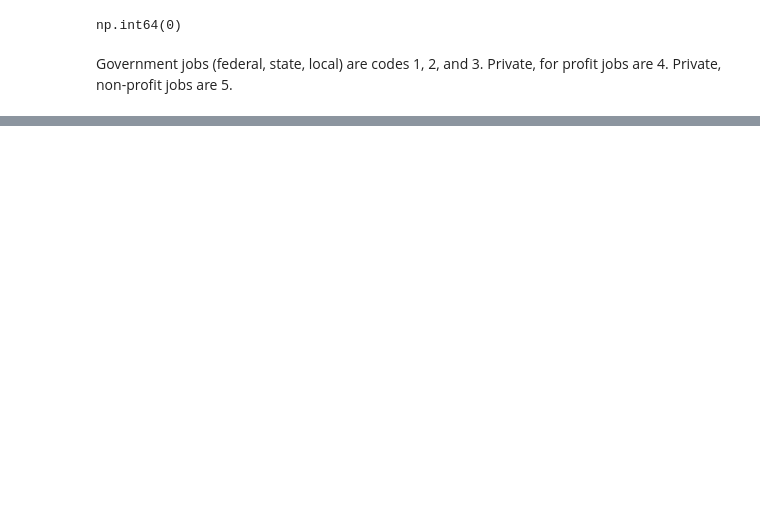
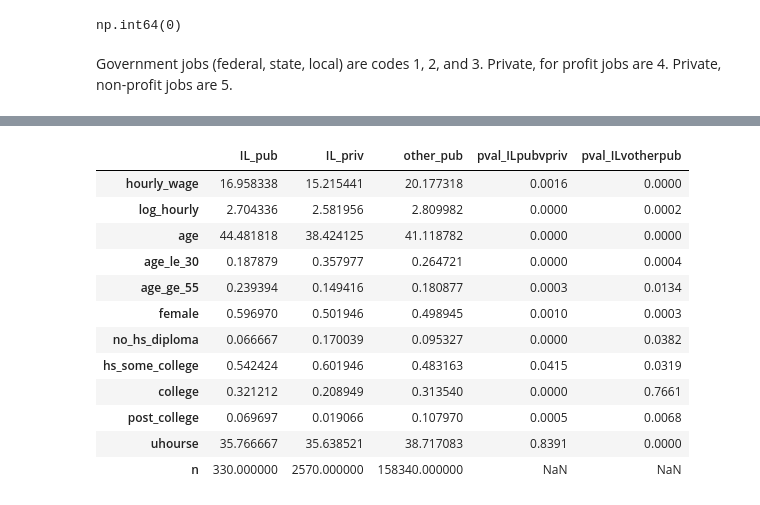
Before and after one commit to vedikabar/pdi_pensions, a Jupyter notebook: notebooks/CPS_MORG_R.ipynb, the cells around one changed output, grey strips where cells are left out. Cells and saved outputs as stored; diff of their text form; code cells hidden in the pictures; blank space fills up the shorter version.

```diff
--- a/notebooks/CPS_MORG_R.ipynb
+++ b/notebooks/CPS_MORG_R.ipynb
@@ -160,0 +295,7 @@ all_values = [
+# %%
+#Creating table 1 again without union cov
+
+
+illinois_df = smaller_df[smaller_df['state'] == 33]
+illinois_df = illinois_df.drop('unioncov', axis = 1)
+illinois_df = illinois_df.dropna()
@@ -160,0 +356,35 @@ all_values = [
+# %%
+table_1_df['pval_ILpubvpriv'] = np.nan
+table_1_df['pval_ILvotherpub'] = np.nan
+
+#need to skip the n row
+for row_name, var in zip(table_1_df.index[:-1], rows[:-1]):
+    il_pub = illinois_public_df[var].dropna()
+    il_priv = illinois_private_df[var].dropna()
+    other = other_states_df[var].dropna()
+
+    table_1_df.loc[row_name, 'pval_ILpubvpriv'] = ttest_ind(il_pub, il_priv, equal_var=False).pvalue
+    table_1_df.loc[row_name, 'pval_ILvotherpub'] = ttest_ind(il_pub, other, equal_var=False).pvalue
+
+table_1_df.loc['n', 'IL_pub'] = len(illinois_public_df)
+table_1_df.loc['n', 'IL_priv'] = len(illinois_private_df)
+table_1_df.loc['n', 'other_pub'] = len(other_states_df)
+table_1_df.loc['n', ['pval_ILpubvpriv', 'pval_ILvotherpub']] = np.nan
+# %%
+table_1_df[['pval_ILpubvpriv', 'pval_ILvotherpub']] = \
+table_1_df[['pval_ILpubvpriv', 'pval_ILvotherpub']].round(4)
+table_1_df
+# %% [output]
+|  | IL_pub | IL_priv | other_pub | pval_ILpubvpriv | pval_ILvotherpub |
+| hourly_wage | 16.958338 | 15.215441 | 20.177318 | 0.0016 | 0.0000 |
+| log_hourly | 2.704336 | 2.581956 | 2.809982 | 0.0000 | 0.0002 |
+| age | 44.481818 | 38.424125 | 41.118782 | 0.0000 | 0.0000 |
+| age_le_30 | 0.187879 | 0.357977 | 0.264721 | 0.0000 | 0.0004 |
+| age_ge_55 | 0.239394 | 0.149416 | 0.180877 | 0.0003 | 0.0134 |
+| female | 0.596970 | 0.501946 | 0.498945 | 0.0010 | 0.0003 |
+| no_hs_diploma | 0.066667 | 0.170039 | 0.095327 | 0.0000 | 0.0382 |
+| hs_some_college | 0.542424 | 0.601946 | 0.483163 | 0.0415 | 0.0319 |
+| college | 0.321212 | 0.208949 | 0.313540 | 0.0000 | 0.7661 |
+| post_college | 0.069697 | 0.019066 | 0.107970 | 0.0005 | 0.0068 |
+| uhourse | 35.766667 | 35.638521 | 38.717083 | 0.8391 | 0.0000 |
+| n | 330.000000 | 2570.000000 | 158340.000000 | NaN | NaN |
```
Also changed, not shown: parts of 19 cells of this notebook.
